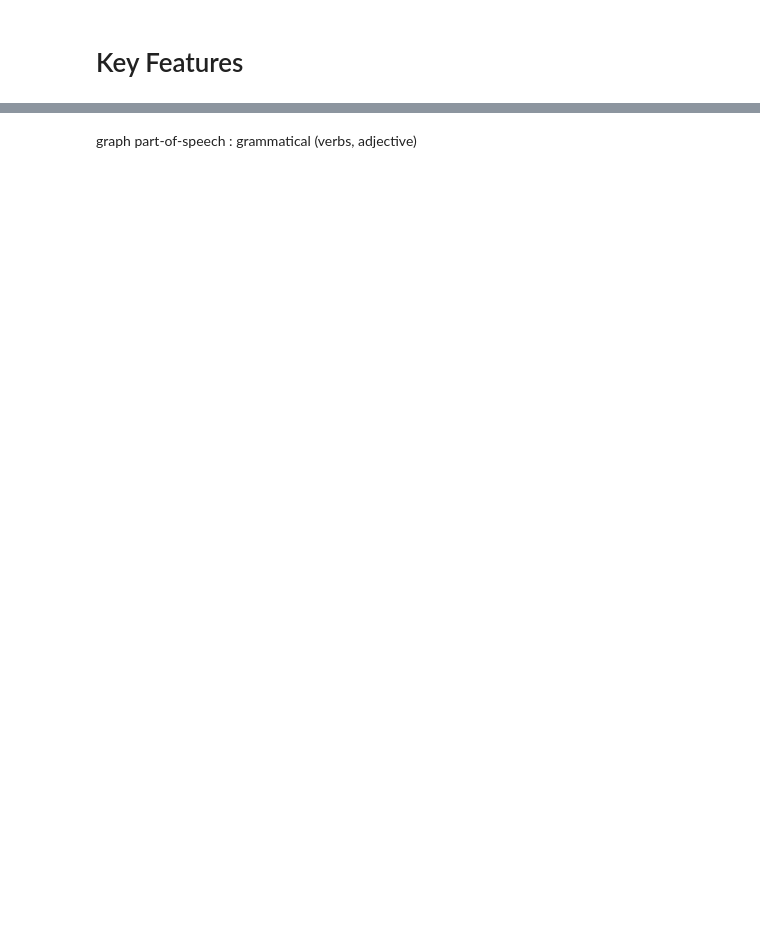
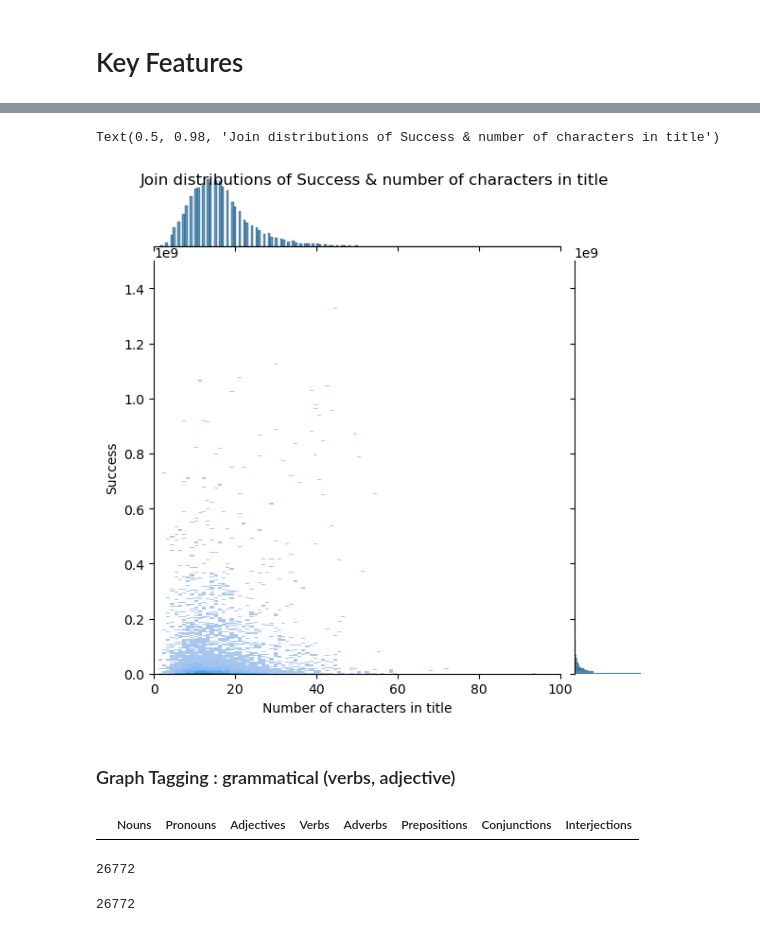
Before and after one commit to epfl-ada/ada-2023-project-randada, a Jupyter notebook: Key_Features.ipynb, the cells around one changed output, grey strips where cells are left out. Drawn from its saved outputs; the diff is of its cells as text; code cells hidden in the pictures; blank space fills up the shorter version.

```diff
--- a/Key_Features.ipynb
+++ b/Key_Features.ipynb
@@ -33,2 +55,16 @@ jplot.fig.suptitle('Join distributions of audience IMdB rating & title length')
+# %%
+# Add column with title length
+movies['Title_characters'] = movies['Movie_name'].apply(len)
+# %%
+# Plot the join distributions of success indicator & number of characters in the title
+
+jplot = sns.jointplot(x='Title_characters', y='Movie_box_office_revenue', data=movies, kind='hist',xlim=(0,100),ylim=(0,1500000000))
+
+plt.xlabel('Number of characters in title')
+plt.ylabel('Success') # TO CHANGE WITH FINAL DATAFRAME
+jplot.fig.suptitle('Join distributions of Success & number of characters in title')
+# %% [output]
+Text(0.5, 0.98, 'Join distributions of Success & number of characters in title')
+[figure, added]
 # %% [markdown]
-graph part-of-speech : grammatical (verbs, adjective)
+### Graph Tagging : grammatical (verbs, adjective)
@@ -34,0 +75,10 @@ graph part-of-speech : grammatical (verbs, adjective)
+# %%
+tag = {'Nouns': [], 'Pronouns': [],'Adjectives':[],
+          'Verbs':[],'Adverbs':[],'Prepositions':[],
+          'Conjunctions':[],'Interjections':[]}
+
+tag_df=pd.DataFrame(data=tag)
+
+tag_df.head()
+# %% [output]
+|  | Nouns | Pronouns | Adjectives | Verbs | Adverbs | Prepositions | Conjunctions | Interjections |
@@ -34,0 +123,8 @@ graph part-of-speech : grammatical (verbs, adjective)
+# %%
+len(tag_df)
+# %% [output]
+26772
+# %%
+len(movies)
+# %% [output]
+26772
```
Also changed, not shown: parts of 19 cells of this notebook.
